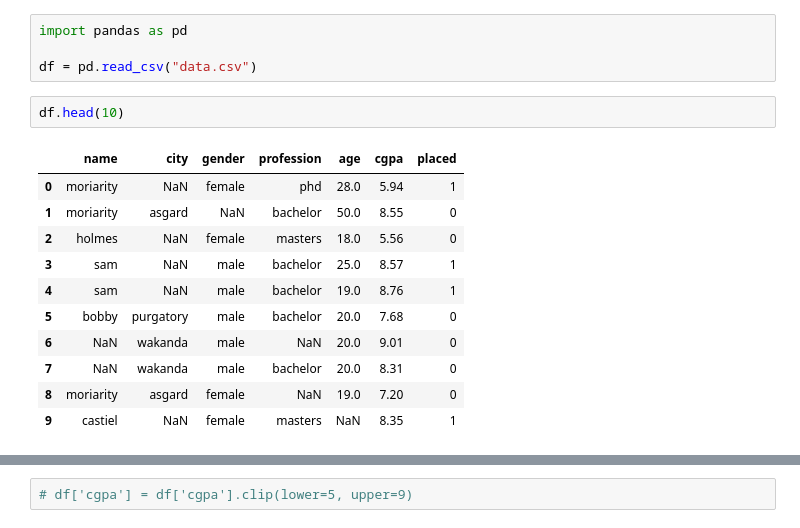
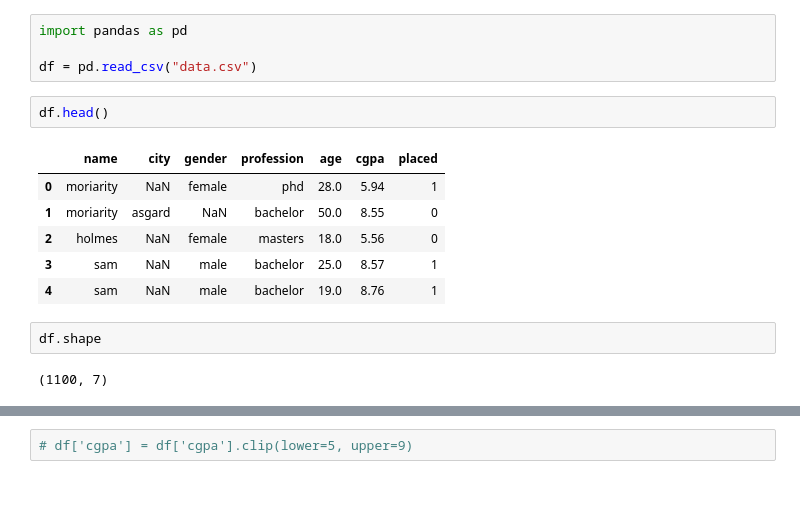
Before and after one commit to daniilborovoy/nn-course, a Jupyter notebook: notebooks/lab1.ipynb, the cells around one changed output, grey strips where cells are left out. Drawn from its saved outputs; the diff is of its cells as text; blank space fills up the shorter version.

```diff
--- a/notebooks/lab1.ipynb
+++ b/notebooks/lab1.ipynb
@@ -5,16 +5,15 @@ import pandas as pd
 
 df = pd.read_csv("data.csv")
 # %%
-df.head(10)
+df.head()
 # %% [output]
 |  | name | city | gender | profession | age | cgpa | placed |
 | 0 | moriarity | NaN | female | phd | 28.0 | 5.94 | 1 |
 | 1 | moriarity | asgard | NaN | bachelor | 50.0 | 8.55 | 0 |
 | 2 | holmes | NaN | female | masters | 18.0 | 5.56 | 0 |
 | 3 | sam | NaN | male | bachelor | 25.0 | 8.57 | 1 |
 | 4 | sam | NaN | male | bachelor | 19.0 | 8.76 | 1 |
-| 5 | bobby | purgatory | male | bachelor | 20.0 | 7.68 | 0 |
-| 6 | NaN | wakanda | male | NaN | 20.0 | 9.01 | 0 |
-| 7 | NaN | wakanda | male | bachelor | 20.0 | 8.31 | 0 |
-| 8 | moriarity | asgard | female | NaN | 19.0 | 7.20 | 0 |
-| 9 | castiel | NaN | female | masters | NaN | 8.35 | 1 |
+# %%
+df.shape
+# %% [output]
+(1100, 7)
```
Also changed, not shown: parts of 32 cells of this notebook, 6 other files.
